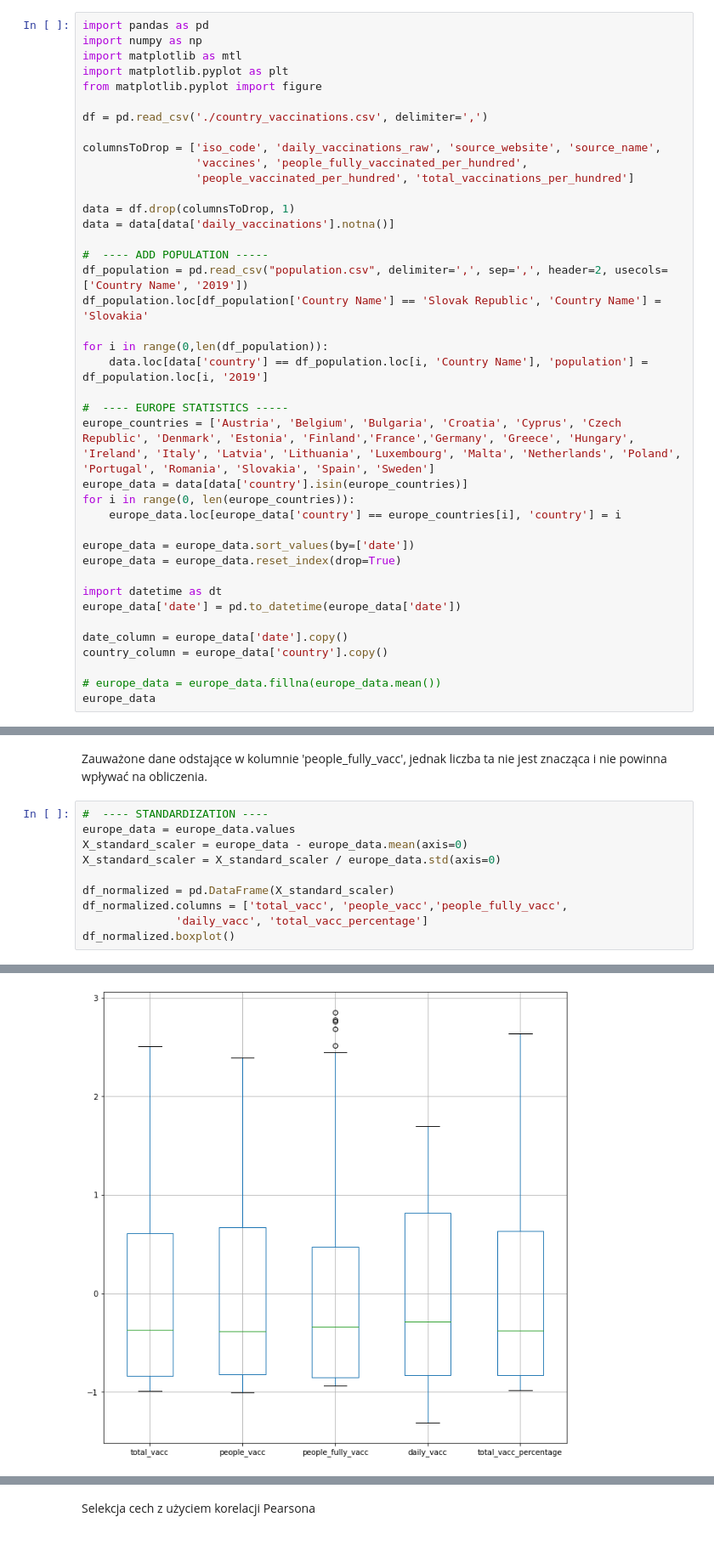
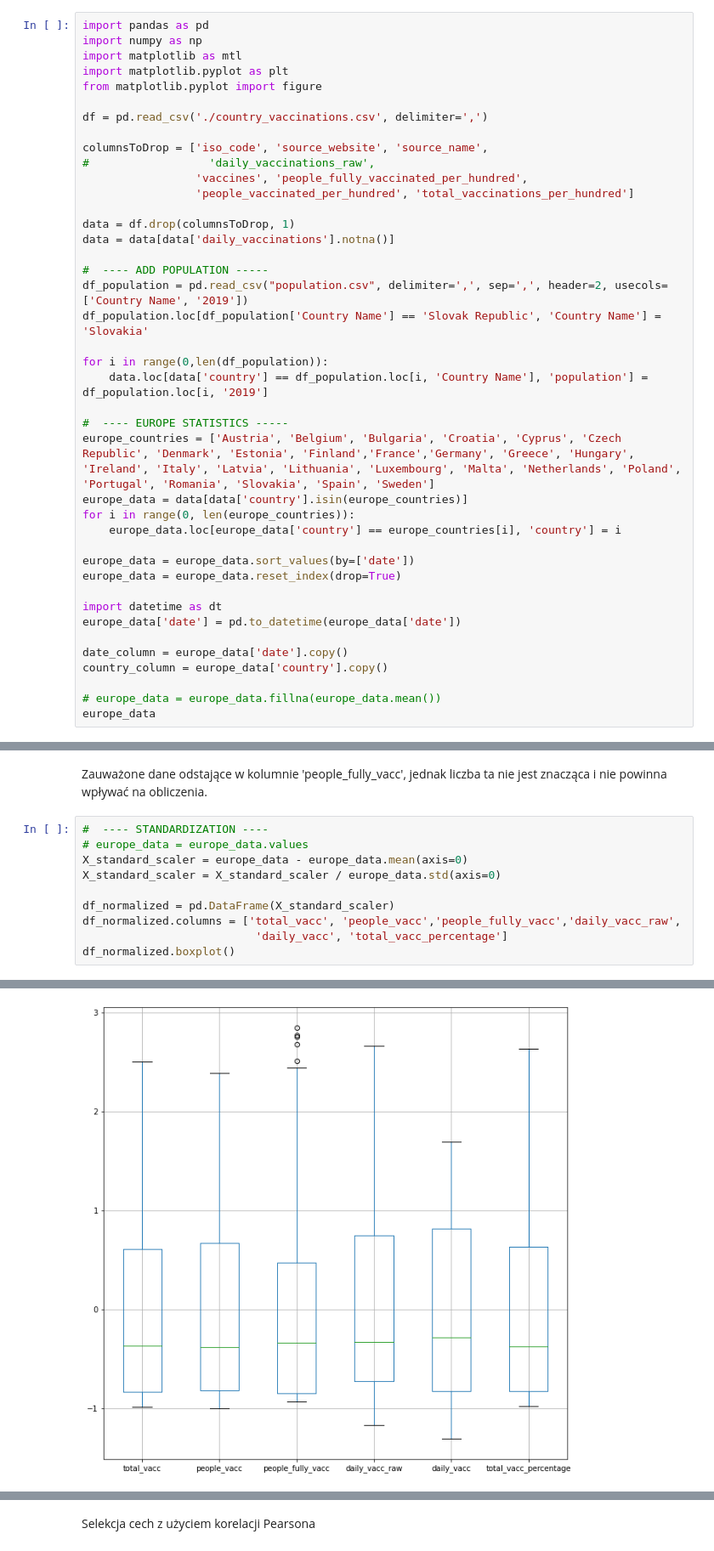
Before and after one commit to cinekpl97/knowledge-discovery-methods-vaccination-prediction, a Jupyter notebook: covid_vaccination.ipynb, the cells around one changed output, grey strips where cells are left out. Shown at 85% size. Cells and saved outputs as stored; diff of their text form.

```diff
--- a/covid_vaccination.ipynb
+++ b/covid_vaccination.ipynb
@@ -26,7 +26,8 @@ from matplotlib.pyplot import figure
 
 df = pd.read_csv('./country_vaccinations.csv', delimiter=',')
 
-columnsToDrop = ['iso_code', 'daily_vaccinations_raw', 'source_website', 'source_name',
+columnsToDrop = ['iso_code', 'source_website', 'source_name',
+#                  'daily_vaccinations_raw',
                  'vaccines', 'people_fully_vaccinated_per_hundred',
                  'people_vaccinated_per_hundred', 'total_vaccinations_per_hundred']
 
@@ -128,14 +130,14 @@ Number of days:  173
 Zauważone dane odstające w kolumnie 'people_fully_vacc', jednak liczba ta nie jest znacząca i nie powinna wpływać na obliczenia.
 # %%
 #  ---- STANDARDIZATION ----
-europe_data = europe_data.values
+# europe_data = europe_data.values
 X_standard_scaler = europe_data - europe_data.mean(axis=0)
 X_standard_scaler = X_standard_scaler / europe_data.std(axis=0)
 
 df_normalized = pd.DataFrame(X_standard_scaler)
-df_normalized.columns = ['total_vacc', 'people_vacc','people_fully_vacc',
-              'daily_vacc', 'total_vacc_percentage']
+df_normalized.columns = ['total_vacc', 'people_vacc','people_fully_vacc','daily_vacc_raw',
+                          'daily_vacc', 'total_vacc_percentage']
 df_normalized.boxplot()
 # %% [output]
 <AxesSubplot:>
-[figure, old version]
+[figure, new version]
```
Also changed, not shown: parts of 14 cells of this notebook.
